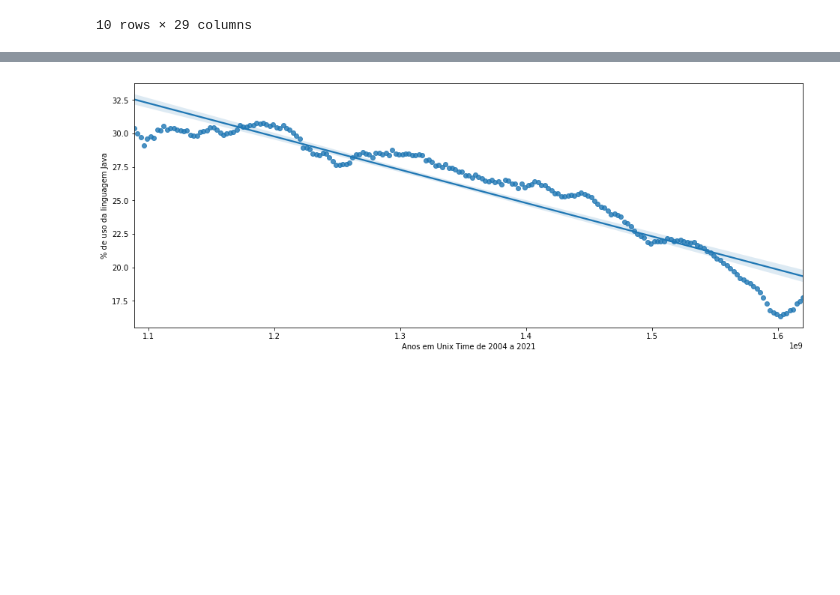
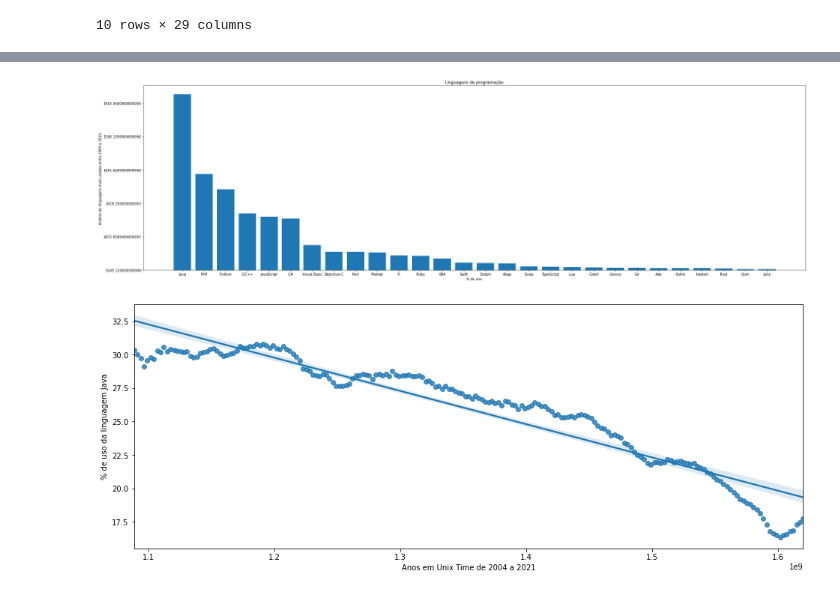
Before and after one commit to vhnegrisoli/tcc-pos-graduacao-puc, a Jupyter notebook: Análise Linguagens de Programação.ipynb, the cells around one changed output, grey strips where cells are left out. Saved outputs shown, nothing was run; the diff lists cells and outputs as text; code cells hidden in the pictures; blank space fills up the shorter version.

Commit message:
Adiciona análise e tratamento de dados

```diff
--- a/Análise Linguagens de Programação.ipynb
+++ b/Análise Linguagens de Programação.ipynb
@@ -60,0 +102,6 @@ dados_tratados.head()
+# %%
+dados_agrupados = dados_tratados[['Language', 'Value']].groupby(by=['Language'], as_index=False).sum()
+
+dados_agrupados = dados_agrupados.sort_values(by=['Value'], ascending=False)
+
+dados_agrupados
@@ -61,3 +126,20 @@ dados_tratados.head()
+# %%
+fig, ax = plt.subplots()
+
+ax.set_xticklabels(dados_agrupados['Language'])
+ax.set_yticklabels(dados_agrupados['Value'])
+
+ax.bar(x = dados_agrupados['Language'], height = dados_agrupados['Value'])
+
+configurar_plot_com_dimensoes(
+    'Linguagens de programação.',
+    '% de uso.',
+    'Análise de linguagens mais usadas entre 2004 e 2021.',
+    35,
+    10
+)
+# %% [output]
+[figure, added]
 # %%
 df_java = dados_tratados[dados_tratados['Language'] == 'Java']
 sns.regplot(x="UnixTime", y="Value", data= df_java)
```
Also changed, not shown: parts of 18 cells of this notebook, 1 other file.
